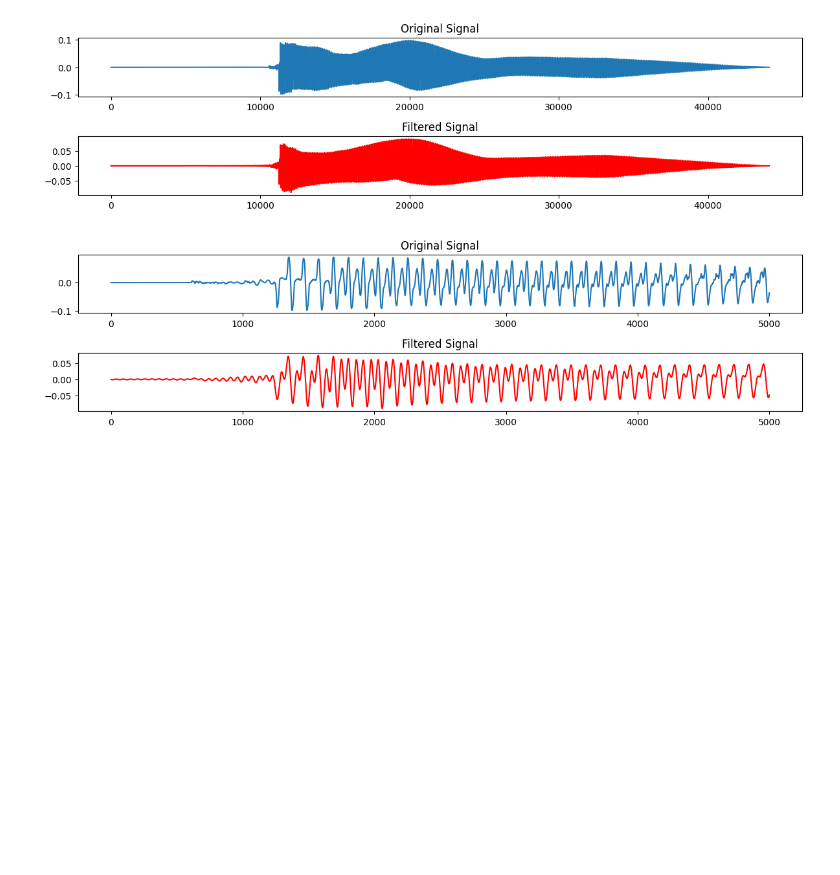
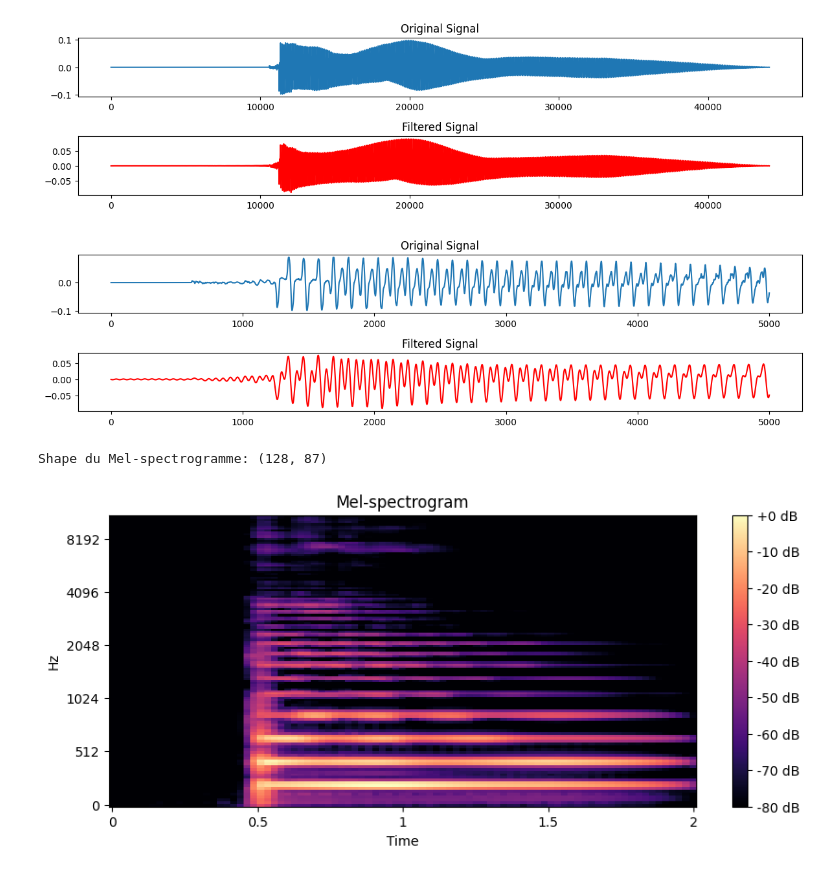
Before and after one commit to Lou-SdC/DataBass, a Jupyter notebook: notebooks/lou/exploratory.ipynb, the cells around one changed output. Drawn from its saved outputs; the diff is of its cells as text; code cells hidden in the pictures; blank space fills up the shorter version.

Commit message:
add: spectrograms.py : module to create the spectrograms from the y, sr extracted with librosa

```diff
--- a/notebooks/lou/exploratory.ipynb
+++ b/notebooks/lou/exploratory.ipynb
@@ -75,3 +75,52 @@ plot_filtered_vs_original(y, y_filtered)
 # %% [output]
 [figure]
 [figure]
+# %%
+import librosa
+import matplotlib.pyplot as plt
+import numpy as np
+
+def generate_mel_spectrogram(y, sr, n_mels=128, fmax=8000, n_fft=2048, hop_length=512):
+    """
+    generate a mel-spectrogram from y, sr extracted from the audio file.
+
+    Args:
+        y (np nd.array): the audio file extracted with librosa
+        sr (int): the sampling rate of the audio file
+        n_mels (int): number of Mel. bands. Default: 128.
+        fmax (int): max frequency to use. Default: 8000 Hz.
+        n_fft (int): size of the FFT window (higher = better frequencial resolution)
+        hop_length (int): step between windows (smaller = better temporal resolution)
+
+    Returns:
+        np.ndarray: Mel-spectrogram (shape: [n_mels, time_steps]).
+    """
+
+    # create the Mel-spectrogram
+    mel_spectrogram = librosa.feature.melspectrogram(
+        y=y,
+        sr=sr,
+        n_mels=n_mels,
+        fmax=fmax,
+        n_fft=2048,
+        hop_length=512
+    )
+
+    # dB conversion
+    mel_spectrogram_db = librosa.power_to_db(mel_spectrogram, ref=np.max)
+
+    return mel_spectrogram_db
+
+# Exemple d'utilisation
+mel_spec = generate_mel_spectrogram(y, sr)
+print("Shape du Mel-spectrogramme:", mel_spec.shape)  # (128, time_steps)
+
+def plot_mel_spectrogram(mel_spec, sr):
+    plt.figure(figsize=(10, 4))
+    librosa.display.specshow(mel_spec, x_axis='time', y_axis='mel', sr=sr)
+    plt.colorbar(format='%+2.0f dB')
+    plt.title('Mel-spectrogram')
+    plt.show()
+# %% [output]
+Shape du Mel-spectrogramme: (128, 87)
+[figure, added]
```
Also changed, not shown: 1 other file.
